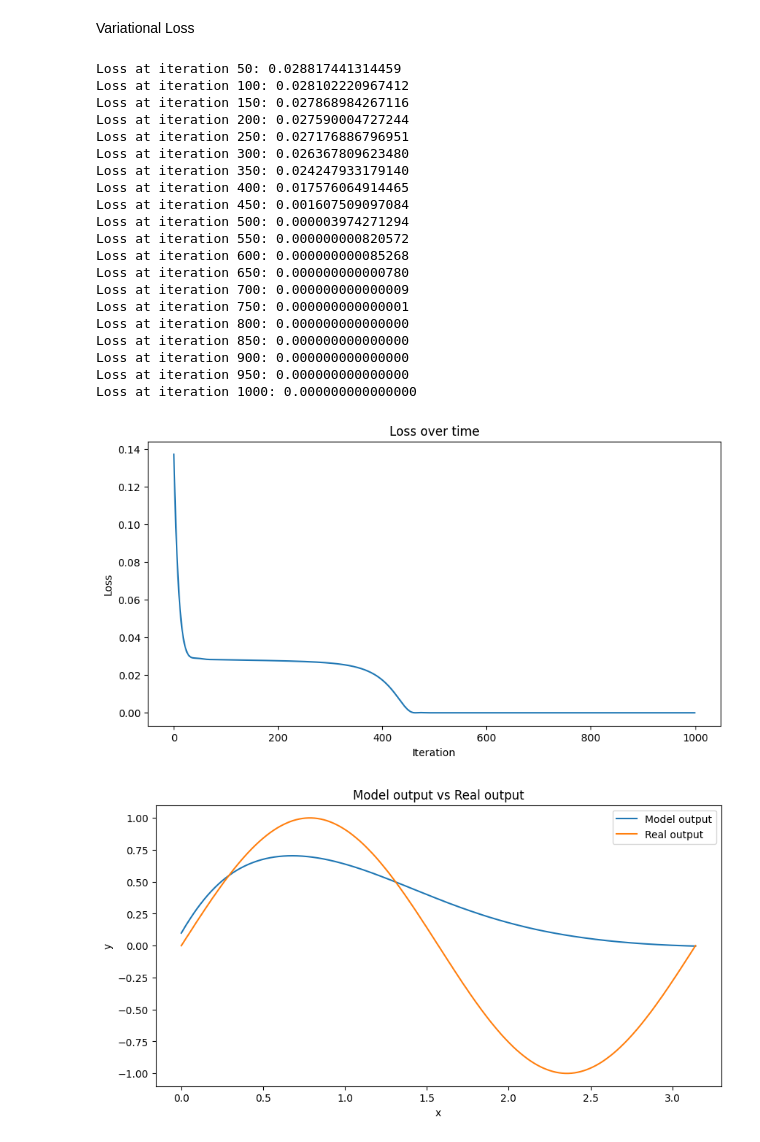
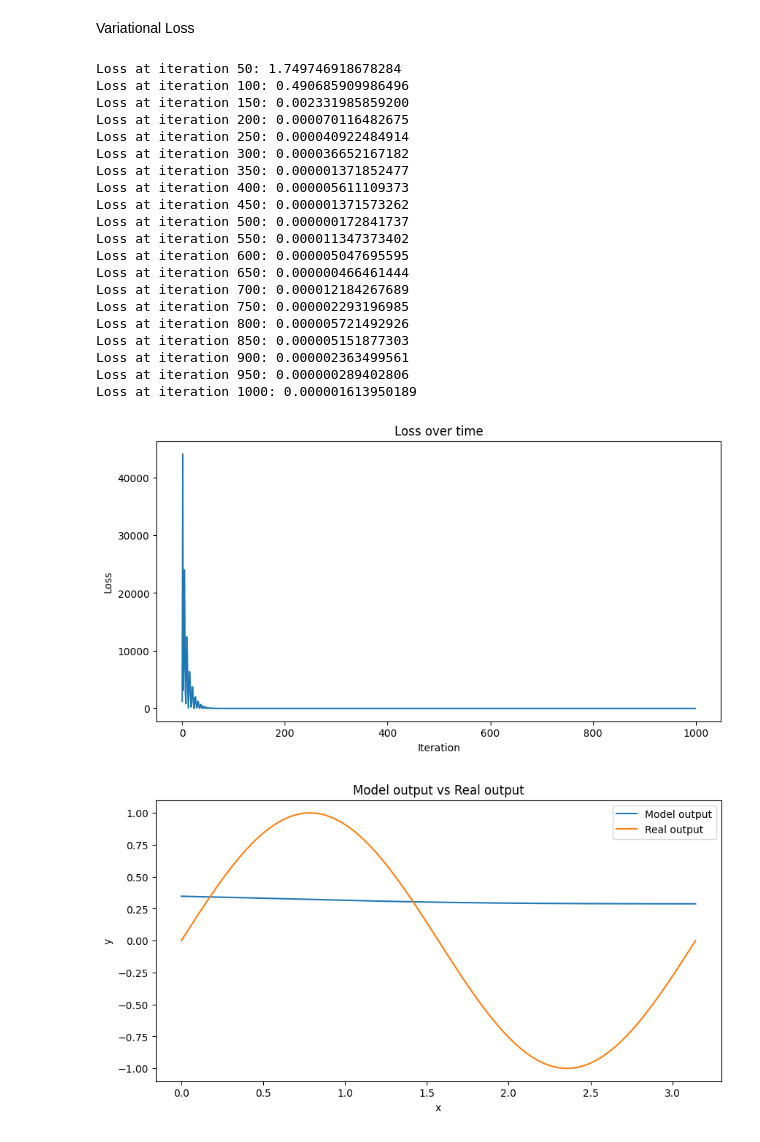
Before and after one commit to jpaguilarc99/PIML-EDP, a Jupyter notebook: vpinn/VPINN.ipynb, the cells around one changed output. Cells and saved outputs as stored; diff of their text form; code cells hidden in the pictures.

Commit message:
first vpinn and sin funcs

```diff
--- a/vpinn/VPINN.ipynb
+++ b/vpinn/VPINN.ipynb
@@ -167,8 +167,9 @@ def compute_integral(y, x):
 def compute_loss(model, x, v, f_rhs):
     u = model(x)
     du = torch.autograd.grad(u, x, torch.ones_like(u), create_graph=True, retain_graph=True)[0]
+    dv = torch.autograd.grad(v.sum(), x, create_graph=True)[0]
 
-    integral_left = compute_integral(du * v, x)
+    integral_left = compute_integral(du * dv, x)
     integral_right = compute_integral(f_rhs * v, x)
 
     error_PDE = integral_left - integral_right
@@ -198,8 +199,12 @@ def main():
     losses = []
     L2_errors = []
 
-    x = torch.linspace(0, np.pi, n_pts).requires_grad_(True).view(n_pts, 1)
-    v = torch.from_numpy(np.interp(x.detach().numpy(), np.linspace(0, 1, N), vecs_comp[:, 8])).float().requires_grad_(True).view(n_pts, 1)
+    x = torch.linspace(0, torch.pi, n_pts).requires_grad_(True).view(n_pts, 1)
+
+    n = torch.arange(1, n_pts + 1).float()
+    test_funcs = lambda x: torch.sin(torch.pi * n.view(-1, 1) * x)
+    v = test_funcs(x)
+    #v = torch.from_numpy(np.interp(x.detach().numpy(), np.linspace(0, 1, N), vecs_comp[:, 8])).float().requires_grad_(True).view(n_pts, 1)
     f_rhs_val = f_rhs(x)
 
     for i in range(iterations):
@@ -210,52 +215,52 @@ def main():
         optimizer.step()
 
         losses.append(loss.item())
         L2_errors.append(compute_L2_error(model, x, exact_u))
         if (i+1) % 50 == 0:
             print(f"Loss at iteration {i+1}: {loss.item():.15f}")
 
     plt.figure(figsize=(10, 5))
     plt.plot(losses)
     plt.title('Loss over time')
     plt.xlabel('Iteration')
     plt.ylabel('Loss')
     plt.show()
 
     x_test = torch.linspace(0, np.pi, n_pts).view(n_pts, 1)
     y_test = model(x_test).detach().numpy()
     y_real = exact_u(x_test).detach().numpy()
 
     plt.figure(figsize=(10, 5))
     plt.plot(x_test.numpy(), y_test, label='Model output')
     plt.plot(x_test.numpy(), y_real, label='Real output')
     plt.title('Model output vs Real output')
     plt.xlabel('x')
     plt.ylabel('y')
     plt.legend()
     plt.show()
 
 if __name__ == "__main__":
     main()
 # %% [output]
-Loss at iteration 50: 0.028817441314459
-Loss at iteration 100: 0.028102220967412
-Loss at iteration 150: 0.027868984267116
-Loss at iteration 200: 0.027590004727244
-Loss at iteration 250: 0.027176886796951
-Loss at iteration 300: 0.026367809623480
-Loss at iteration 350: 0.024247933179140
-Loss at iteration 400: 0.017576064914465
-Loss at iteration 450: 0.001607509097084
-Loss at iteration 500: 0.000003974271294
-Loss at iteration 550: 0.000000000820572
-Loss at iteration 600: 0.000000000085268
-Loss at iteration 650: 0.000000000000780
-Loss at iteration 700: 0.000000000000009
-Loss at iteration 750: 0.000000000000001
-Loss at iteration 800: 0.000000000000000
-Loss at iteration 850: 0.000000000000000
-Loss at iteration 900: 0.000000000000000
-Loss at iteration 950: 0.000000000000000
-Loss at iteration 1000: 0.000000000000000
+Loss at iteration 50: 1.749746918678284
+Loss at iteration 100: 0.490685909986496
+Loss at iteration 150: 0.002331985859200
+Loss at iteration 200: 0.000070116482675
+Loss at iteration 250: 0.000040922484914
+Loss at iteration 300: 0.000036652167182
+Loss at iteration 350: 0.000001371852477
+Loss at iteration 400: 0.000005611109373
+Loss at iteration 450: 0.000001371573262
+Loss at iteration 500: 0.000000172841737
+Loss at iteration 550: 0.000011347373402
+Loss at iteration 600: 0.000005047695595
+Loss at iteration 650: 0.000000466461444
+Loss at iteration 700: 0.000012184267689
+Loss at iteration 750: 0.000002293196985
+Loss at iteration 800: 0.000005721492926
+Loss at iteration 850: 0.000005151877303
+Loss at iteration 900: 0.000002363499561
+Loss at iteration 950: 0.000000289402806
+Loss at iteration 1000: 0.000001613950189
-[figure, old version]
+[figure, new version]
-[figure, old version]
+[figure, new version]
```
Also changed, not shown: parts of 2 cells of this notebook.
